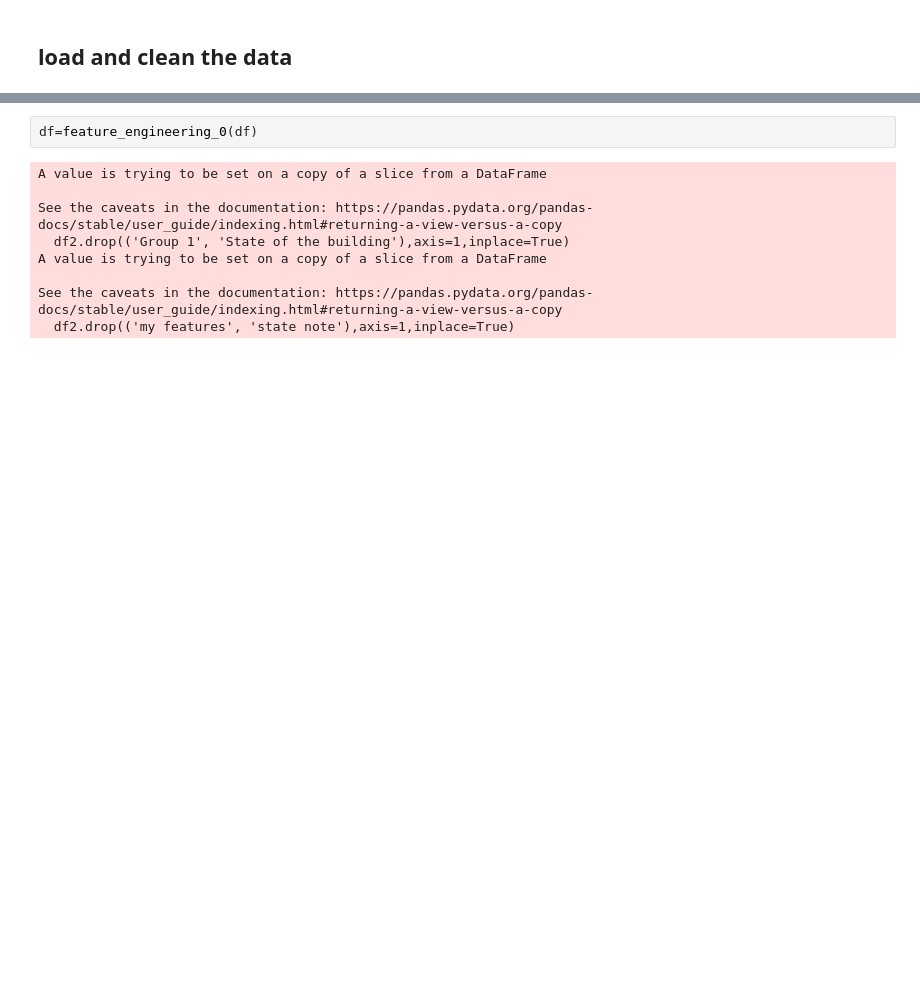
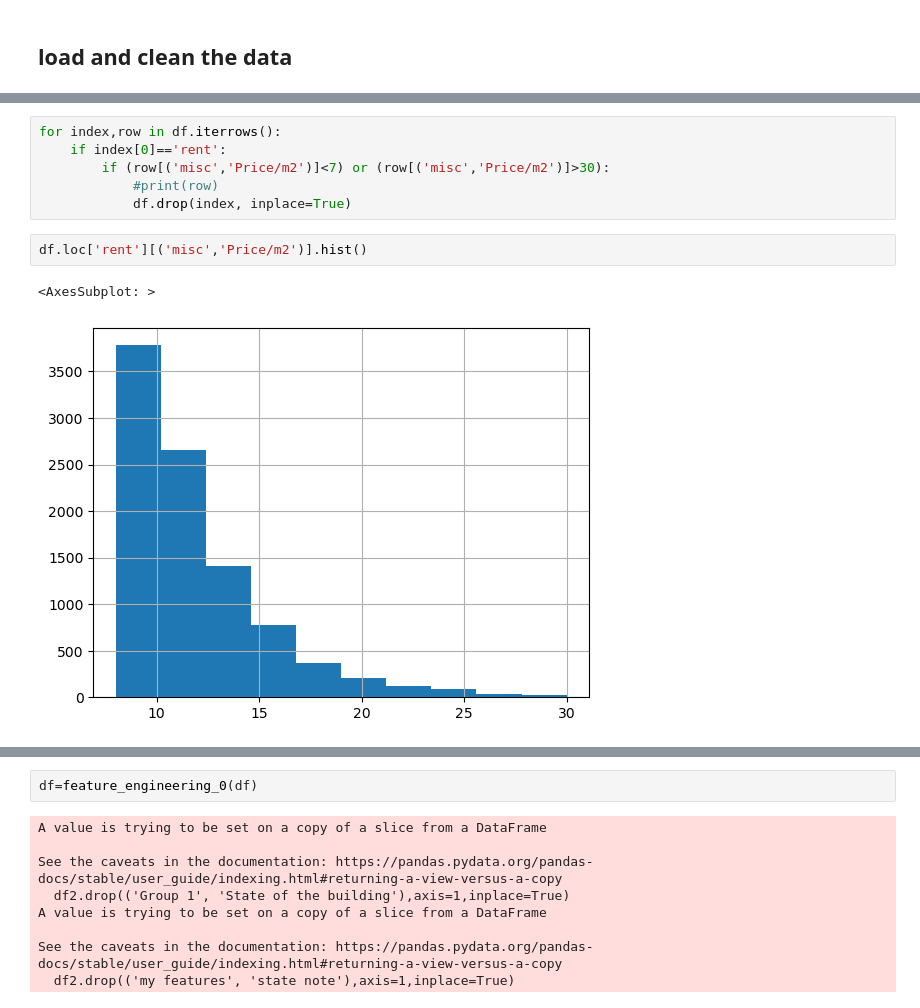
Before and after one commit to dimiphoton/BeCode-real-estate-ML-cookiecutter, a Jupyter notebook: src/ML experiments.ipynb, the cells around one changed output, grey strips where cells are left out. Cells and saved outputs as stored; diff of their text form; blank space fills up the shorter version.

```diff
--- a/src/ML experiments.ipynb
+++ b/src/ML experiments.ipynb
@@ -17,0 +36,11 @@ df=clean(df)
+# %%
+for index,row in df.iterrows():
+    if index[0]=='rent':
+        if (row[('misc','Price/m2')]<7) or (row[('misc','Price/m2')]>30):
+            #print(row)
+            df.drop(index, inplace=True)
+# %%
+df.loc['rent'][('misc','Price/m2')].hist()
+# %% [output]
+<AxesSubplot: >
+[figure, added]
```
Also changed, not shown: parts of 13 cells of this notebook, 1 other file.
